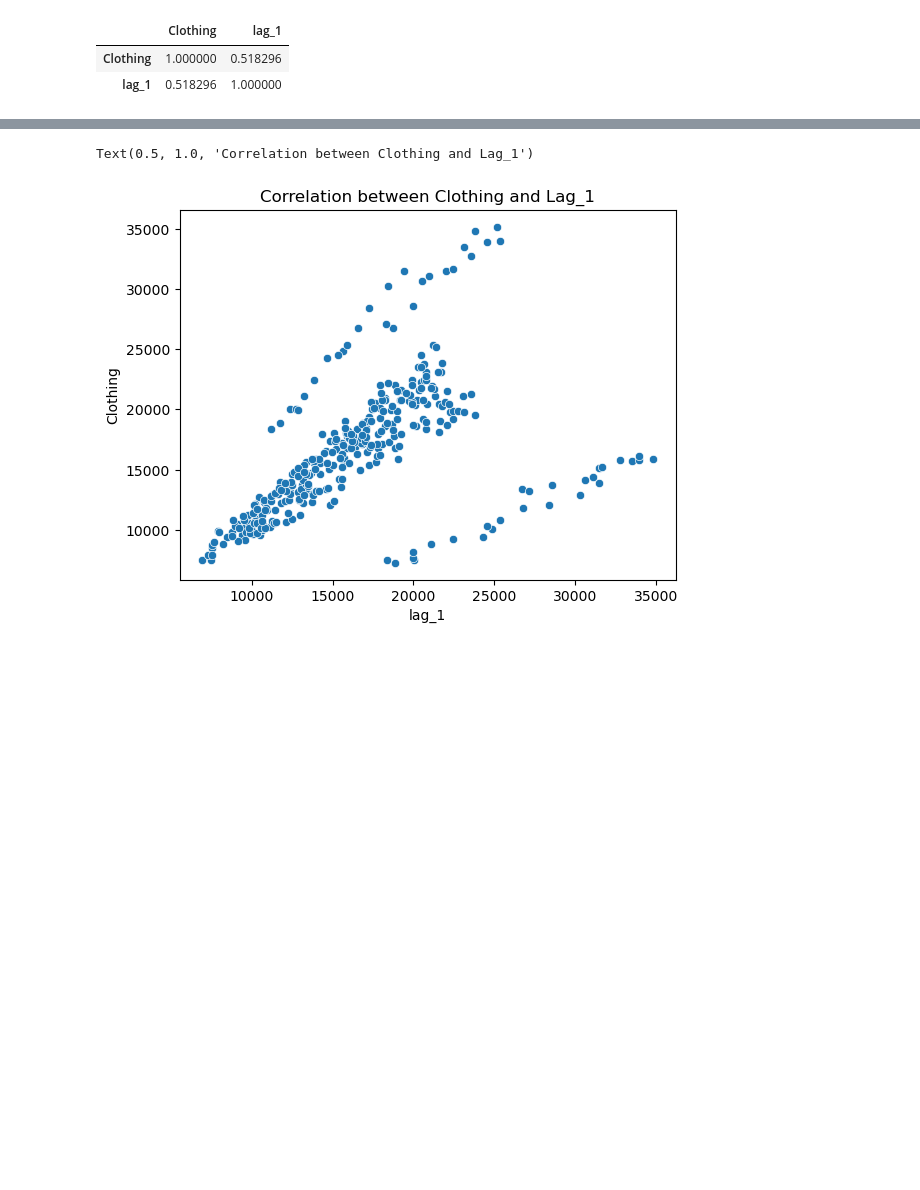
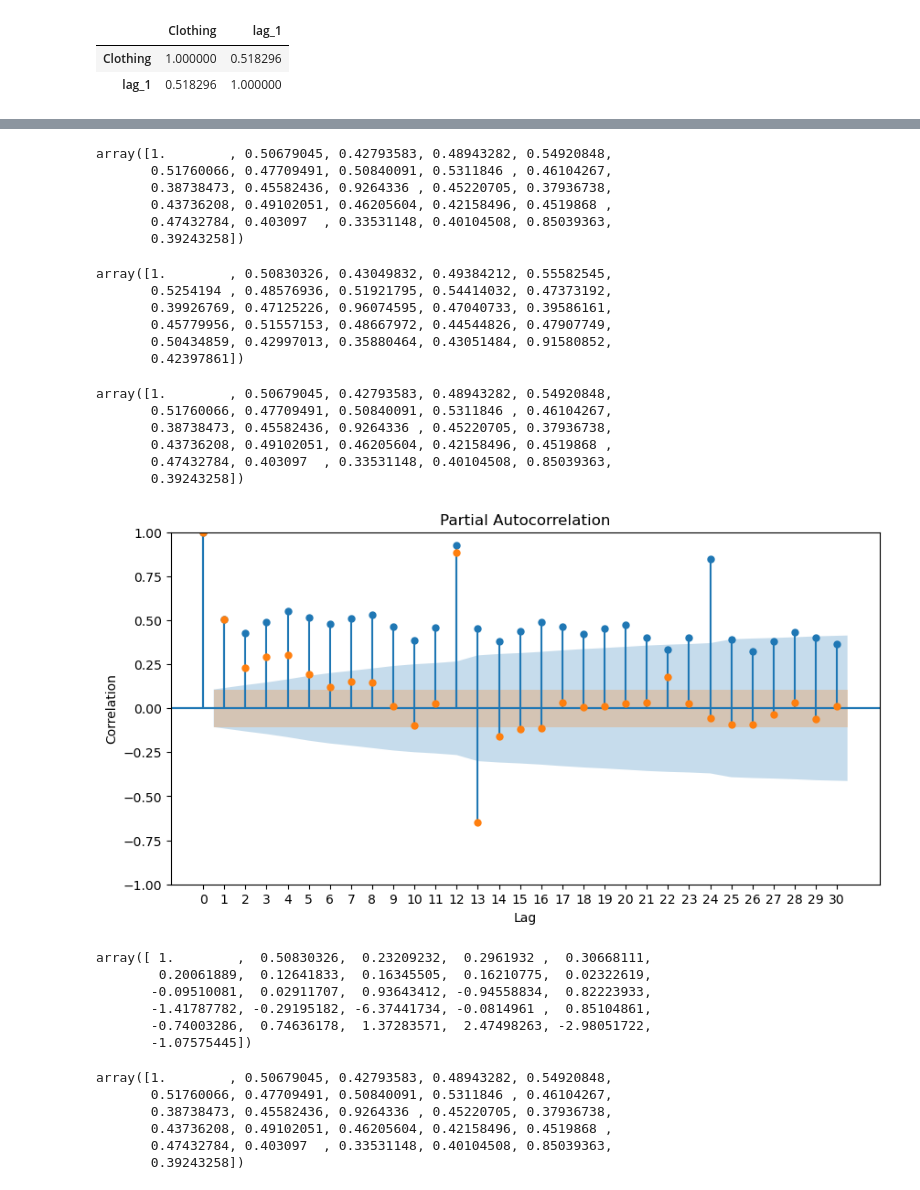
Before and after one commit to lhduc94/timeseries, a Jupyter notebook: notebooks/seasonal.ipynb, the cells around one changed output, grey strips where cells are left out. Saved outputs shown, nothing was run; the diff lists cells and outputs as text; code cells hidden in the pictures; blank space fills up the shorter version.

```diff
--- a/notebooks/seasonal.ipynb
+++ b/notebooks/seasonal.ipynb
@@ -130,6 +117,49 @@ TypeError: range expected at least 1 argument, got 0
-# %%
-sns.scatterplot(y='Clothing', x='lag_1', data=df)
-plt.title("Correlation between Clothing and Lag_1")
-# %% [output]
-Text(0.5, 1.0, 'Correlation between Clothing and Lag_1')
-[figure, removed]
+# %%
+tsa.acf(df['Clothing'])
+# %% [output]
+array([1.        , 0.50679045, 0.42793583, 0.48943282, 0.54920848,
+       0.51760066, 0.47709491, 0.50840091, 0.5311846 , 0.46104267,
+       0.38738473, 0.45582436, 0.9264336 , 0.45220705, 0.37936738,
+       0.43736208, 0.49102051, 0.46205604, 0.42158496, 0.4519868 ,
+       0.47432784, 0.403097  , 0.33531148, 0.40104508, 0.85039363,
+       0.39243258])
+# %%
+tsa.acf(df['Clothing'],adjusted=True)
+# %% [output]
+array([1.        , 0.50830326, 0.43049832, 0.49384212, 0.55582545,
+       0.5254194 , 0.48576936, 0.51921795, 0.54414032, 0.47373192,
+       0.39926769, 0.47125226, 0.96074595, 0.47040733, 0.39586161,
+       0.45779956, 0.51557153, 0.48667972, 0.44544826, 0.47907749,
+       0.50434859, 0.42997013, 0.35880464, 0.43051484, 0.91580852,
+       0.42397861])
+# %%
+tsa.acf(df['Clothing'],adjusted=False)
+# %% [output]
+array([1.        , 0.50679045, 0.42793583, 0.48943282, 0.54920848,
+       0.51760066, 0.47709491, 0.50840091, 0.5311846 , 0.46104267,
+       0.38738473, 0.45582436, 0.9264336 , 0.45220705, 0.37936738,
+       0.43736208, 0.49102051, 0.46205604, 0.42158496, 0.4519868 ,
+       0.47432784, 0.403097  , 0.33531148, 0.40104508, 0.85039363,
+       0.39243258])
+# %%
+plot_pacf(df['Clothing'], lags=30, ax=ax)
+# %% [output]
+[figure, added]
+# %%
+tsa.pacf(df['Clothing'])
+# %% [output]
+array([ 1.        ,  0.50830326,  0.23209232,  0.2961932 ,  0.30668111,
+        0.20061889,  0.12641833,  0.16345505,  0.16210775,  0.02322619,
+       -0.09510081,  0.02911707,  0.93643412, -0.94558834,  0.82223933,
+       -1.41787782, -0.29195182, -6.37441734, -0.0814961 ,  0.85104861,
+       -0.74003286,  0.74636178,  1.37283571,  2.47498263, -2.98051722,
+       -1.07575445])
+# %%
+tsa.acf(df['Clothing'])
+# %% [output]
+array([1.        , 0.50679045, 0.42793583, 0.48943282, 0.54920848,
+       0.51760066, 0.47709491, 0.50840091, 0.5311846 , 0.46104267,
+       0.38738473, 0.45582436, 0.9264336 , 0.45220705, 0.37936738,
+       0.43736208, 0.49102051, 0.46205604, 0.42158496, 0.4519868 ,
+       0.47432784, 0.403097  , 0.33531148, 0.40104508, 0.85039363,
+       0.39243258])
```
Also changed, not shown: parts of 18 cells of this notebook, 9 other files.
